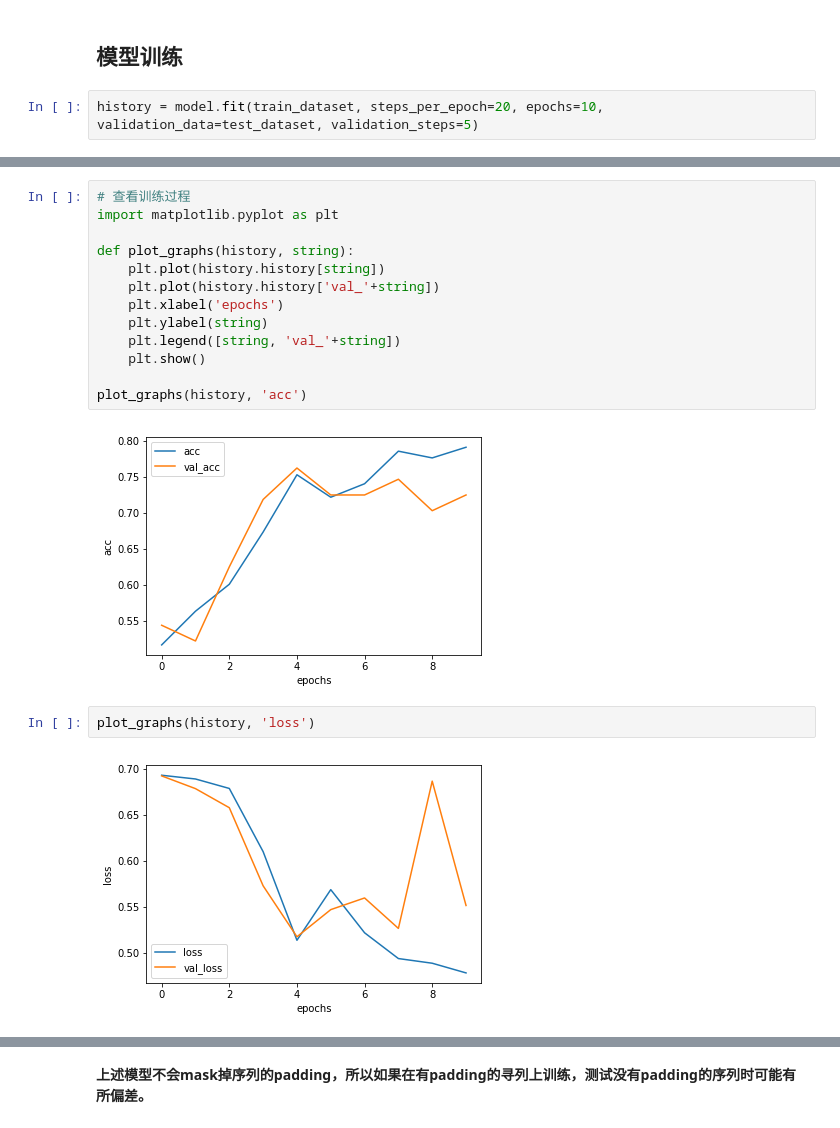
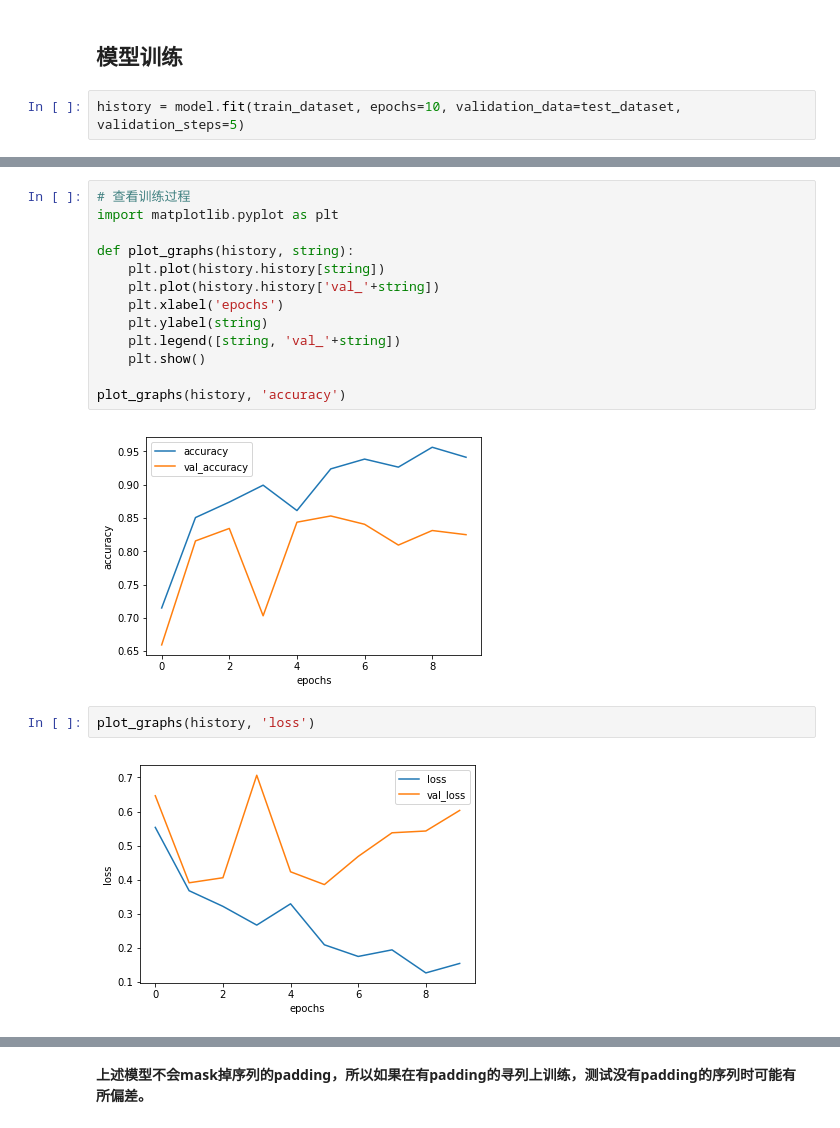
Before and after one commit to smile901122/tensorflow2.0_learning, a Jupyter notebook: text_classification_with_RNN.ipynb, the cells around one changed output, grey strips where cells are left out. Cells and saved outputs as stored; diff of their text form.

```diff
--- a/text_classification_with_RNN.ipynb
+++ b/text_classification_with_RNN.ipynb
@@ -120,6 +95,6 @@ Colocations handled automatically by placer.
 # %% [markdown]
 ## 模型训练
 # %%
-history = model.fit(train_dataset, steps_per_epoch=20, epochs=10, validation_data=test_dataset, validation_steps=5)
+history = model.fit(train_dataset, epochs=10, validation_data=test_dataset, validation_steps=5)
 # %% [output]
 Epoch 1/10
@@ -145,20 +123,20 @@ Epoch 10/10
 # %%
 # 查看训练过程
 import matplotlib.pyplot as plt
 
 def plot_graphs(history, string):
     plt.plot(history.history[string])
     plt.plot(history.history['val_'+string])
     plt.xlabel('epochs')
     plt.ylabel(string)
     plt.legend([string, 'val_'+string])
     plt.show()
 
-plot_graphs(history, 'acc')
+plot_graphs(history, 'accuracy')
 # %% [output]
-[figure, old version]
+[figure, new version]
 # %%
 plot_graphs(history, 'loss')
 # %% [output]
-[figure, old version]
+[figure, new version]
 # %%
```
Also changed, not shown: parts of 12 cells of this notebook, 15 other files.
